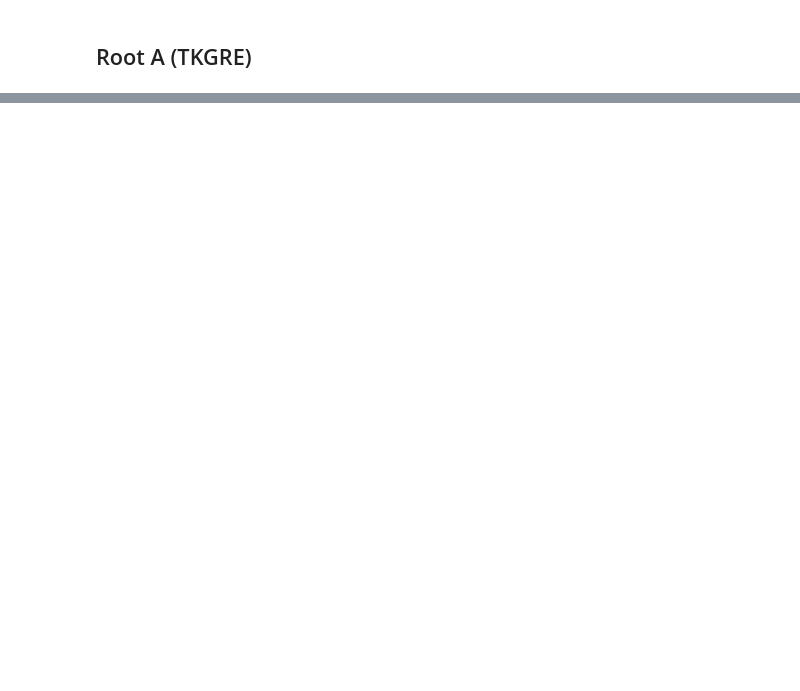
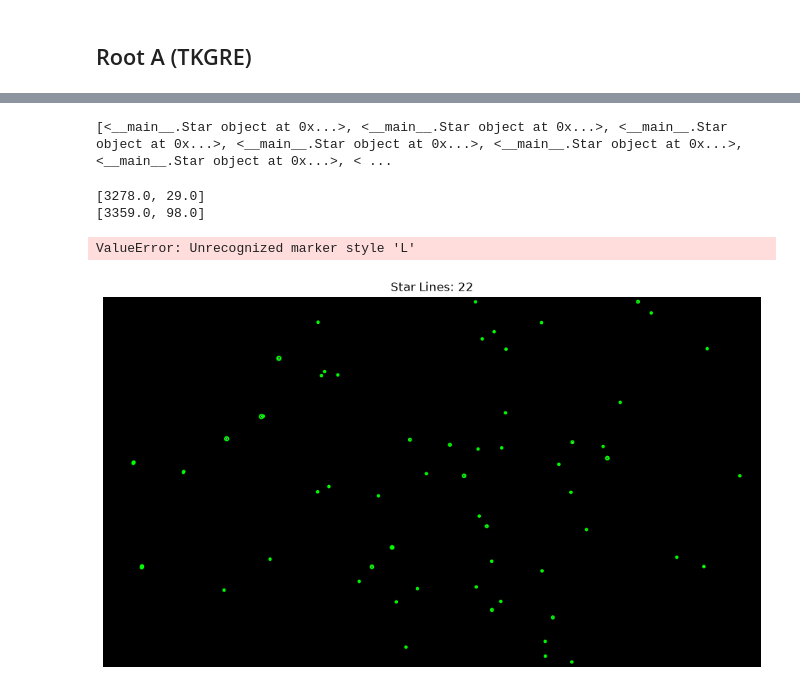
Before and after one commit to TrentNation/CelestialNavigation, a Jupyter notebook: Star_Algorithm.ipynb, the cells around one changed output, grey strips where cells are left out. Drawn from its saved outputs; the diff is of its cells as text; code cells hidden in the pictures; blank space fills up the shorter version.

Commit message:
Star Grouping

```diff
--- a/Star_Algorithm.ipynb
+++ b/Star_Algorithm.ipynb
@@ -259,0 +333,12 @@ The history saving thread hit an unexpected error (OperationalError('attempt to
+# %%
+def form_stars(mid_star, st_1, st_2):
+    if min([st_1, st_2], key = lambda x: x.get_x_Value()).get_x_Value() > mid_star.get_x_Value():
+        form_stars(st_1, mid_star, st_2)
+        return
+    if st_2.x_Value > mid_star.x_Value:
+        mid_star.attach_left(st_1)
+        mid_star.attach_right(st_2)
+
+    else:
+        mid_star.attach_left(st_2)
+        mid_star.attach_right(st_1)
@@ -259,0 +353,12 @@ The history saving thread hit an unexpected error (OperationalError('attempt to
+# %%
+Star_list = Starter_kit(results_df)
+new_map = list()
+while len(Star_list) != 0:
+    candidate, star_candidates_list = star_topcandidates(Star_list, Euclidean_distmtx)
+    print( len(star_candidates_list))
+    if len(star_candidates_list) > 1:
+        form_stars(candidate, star_candidates_list[0][0], star_candidates_list[1][0])
+        Star_list.remove(star_candidates_list[0][0])
+        Star_list.remove(star_candidates_list[1][0])
+    new_map.append(candidate)
+#print(Star_list)
@@ -259,0 +383,29 @@ The history saving thread hit an unexpected error (OperationalError('attempt to
+# %%
+print(new_map)
+# %% [output]
+[<__main__.Star object at 0x...>, <__main__.Star object at 0x...>, <__main__.Star object at 0x...>, <__main__.Star object at 0x...>, <__main__.Star object at 0x...>, <__main__.Star object at 0x...>, < ...
+# %%
+#import matplotlib.patches.FancyArrowPatch as arrpath
+fig, ax = plt.subplots(figsize=(12, 9))
+ax.imshow(image)
+ax.set_title(f"Star Lines: {len(new_map)}")
+ax.axis('off')
+
+for (y, x, r, brightness) in filtered_blobs:
+    circle = patches.Circle((x, y), radius=max(r * 3, 6), fill=False,
+                             edgecolor='lime', linewidth=1.5)
+    ax.add_patch(circle)
+#line = arrpath.
+test_1 =  new_map[0]
+test_2 =  test_1.right
+x = [float(test_1.x_Value), float( test_1.y_Value)]
+print(x)
+y = [ float(test_2.x_Value), float(test_2.y_Value)]
+print(y)
+plt.plot(x,y, marker='o', color = 'blue', linestyle = '-')
+plt.show()
+# %% [output]
+[3278.0, 29.0]
+[3359.0, 98.0]
+ValueError: Unrecognized marker style 'L'
+[figure, added]
```
Also changed, not shown: parts of 16 cells of this notebook.
